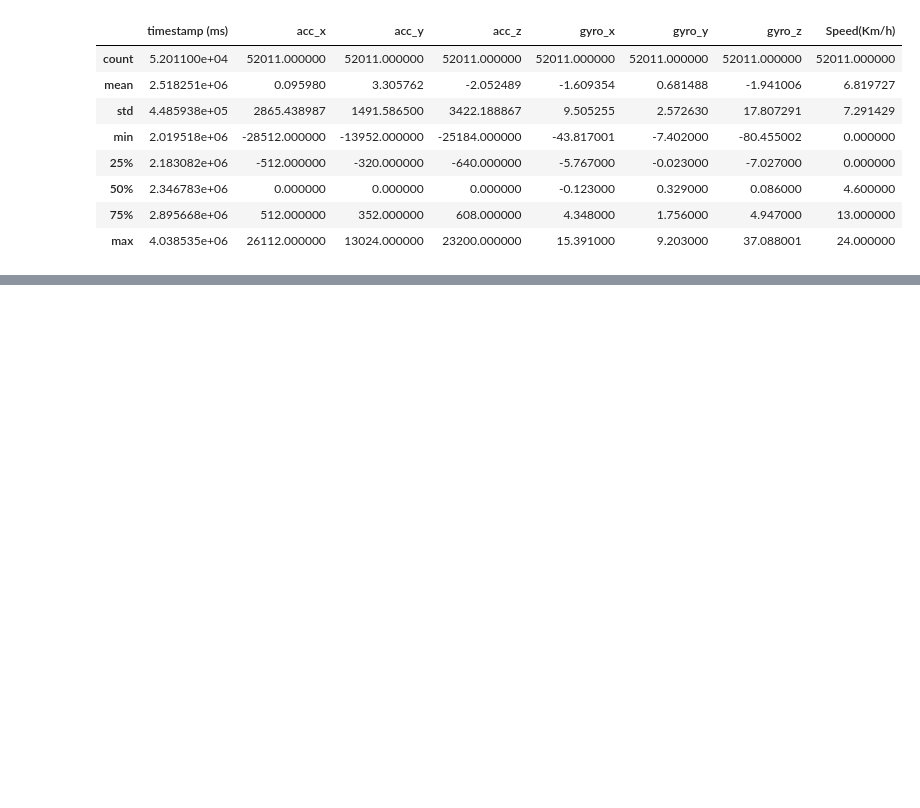
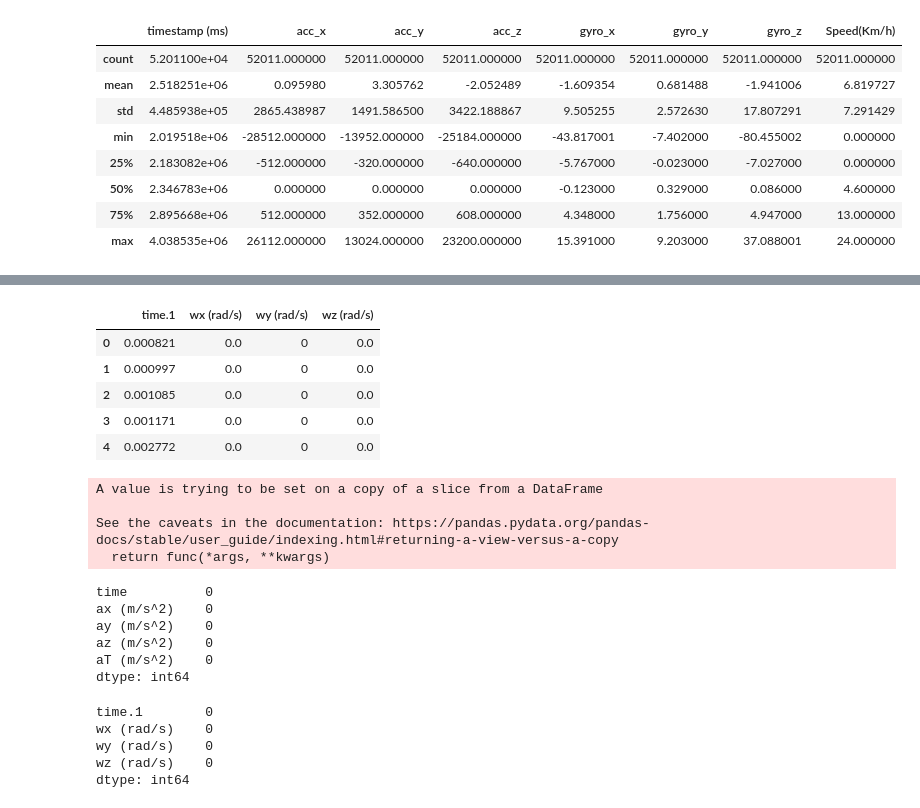
Before and after one commit to ttuncay/Zoomo-Project_LEVeraging-Data-Team, a Jupyter notebook: Data Cleaning/Zoomo_data_Cleaned.ipynb, the cells around one changed output, grey strips where cells are left out. Cells and saved outputs as stored; diff of their text form; code cells hidden in the pictures; blank space fills up the shorter version.

```diff
--- a/Data Cleaning/Zoomo_data_Cleaned.ipynb
+++ b/Data Cleaning/Zoomo_data_Cleaned.ipynb
@@ -1542,0 +1635,35 @@ Normal_Rider_2_copy.to_csv('1hr_normal_rider_cleaned.csv')
+# %%
+# Create a subset of gyroscopic data.
+
+Zoomo_IoT_gyro = Zoomo_IoT_copy[['time.1', 'wx (rad/s)', 'wy (rad/s)', 'wz (rad/s)']]
+# %%
+# Preview the data gyroscopic data.
+
+Zoomo_IoT_gyro.head()
+# %% [output]
+|  | time.1 | wx (rad/s) | wy (rad/s) | wz (rad/s) |
+| 0 | 0.000821 | 0.0 | 0 | 0.0 |
+| 1 | 0.000997 | 0.0 | 0 | 0.0 |
+| 2 | 0.001085 | 0.0 | 0 | 0.0 |
+| 3 | 0.001171 | 0.0 | 0 | 0.0 |
+| 4 | 0.002772 | 0.0 | 0 | 0.0 |
+# %%
+# Remove NaNs for acceleration data.
+
+Zoomo_IoT_accel.dropna(axis=0, inplace=True)
+# %% [output]
+A value is trying to be set on a copy of a slice from a DataFrame
+
+See the caveats in the documentation: https://pandas.pydata.org/pandas-docs/stable/user_guide/indexing.html#returning-a-view-versus-a-copy
+  return func(*args, **kwargs)
+# %%
+# Verify if there are any missing data left.
+
+Zoomo_IoT_accel.isna().sum()
+# %% [output]
+time          0
+ax (m/s^2)    0
+ay (m/s^2)    0
+az (m/s^2)    0
+aT (m/s^2)    0
+dtype: int64
@@ -1542,0 +1674,10 @@ Normal_Rider_2_copy.to_csv('1hr_normal_rider_cleaned.csv')
+# %%
+# Verify if there are any missing data left.
+
+Zoomo_IoT_gyro.isna().sum()
+# %% [output]
+time.1        0
+wx (rad/s)    0
+wy (rad/s)    0
+wz (rad/s)    0
+dtype: int64
```
Also changed, not shown: parts of 15 cells of this notebook, 3 other files.
